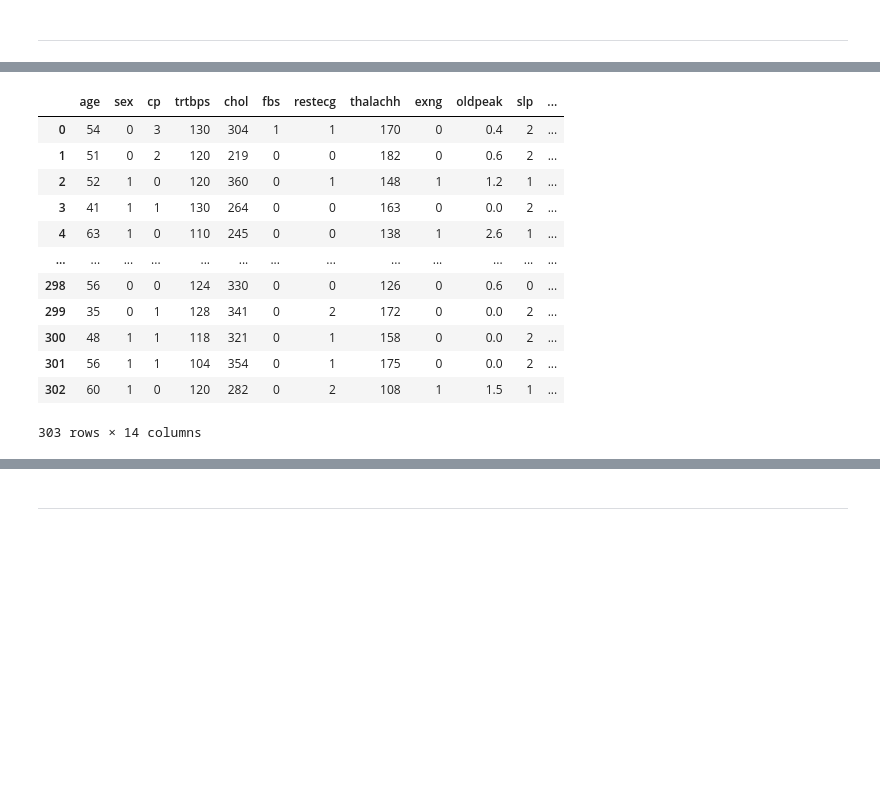
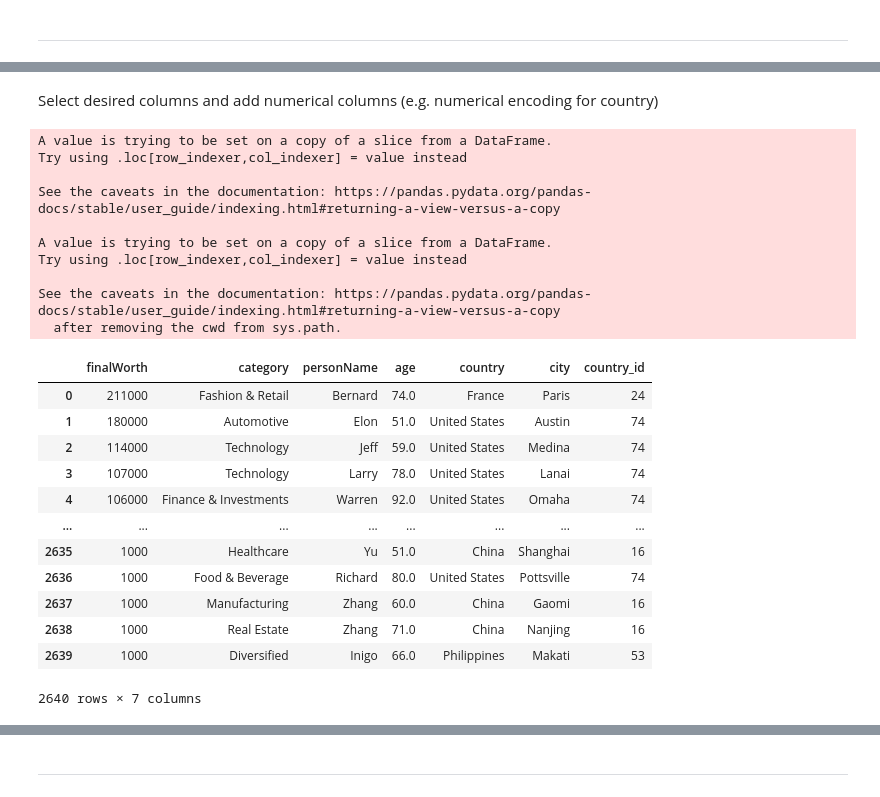
Before and after one commit to Xfcosta/DataFrameSampler, a Jupyter notebook: dataframe_sampler_notebook.ipynb, the cells around one changed output, grey strips where cells are left out. Drawn from its saved outputs; the diff is of its cells as text; code cells hidden in the pictures; blank space fills up the shorter version.

```diff
--- a/dataframe_sampler_notebook.ipynb
+++ b/dataframe_sampler_notebook.ipynb
@@ -72,20 +72,33 @@ df
-# %%
-from dataframe_sampler import ConcreteDataFrameSampler
-sampler = ConcreteDataFrameSampler(n_bins=10,n_neighbours=3)
-sampler.fit(df)
-generated_df = sampler.sample(n_samples=len(df))
-generated_df
-# %% [output]
-|  | age | sex | cp | trtbps | chol | fbs | restecg | thalachh | exng | oldpeak | slp | ... |
-| 0 | 54 | 0 | 3 | 130 | 304 | 1 | 1 | 170 | 0 | 0.4 | 2 | ... |
-| 1 | 51 | 0 | 2 | 120 | 219 | 0 | 0 | 182 | 0 | 0.6 | 2 | ... |
-| 2 | 52 | 1 | 0 | 120 | 360 | 0 | 1 | 148 | 1 | 1.2 | 1 | ... |
-| 3 | 41 | 1 | 1 | 130 | 264 | 0 | 0 | 163 | 0 | 0.0 | 2 | ... |
-| 4 | 63 | 1 | 0 | 110 | 245 | 0 | 0 | 138 | 1 | 2.6 | 1 | ... |
-| ... | ... | ... | ... | ... | ... | ... | ... | ... | ... | ... | ... | ... |
-| 298 | 56 | 0 | 0 | 124 | 330 | 0 | 0 | 126 | 0 | 0.6 | 0 | ... |
-| 299 | 35 | 0 | 1 | 128 | 341 | 0 | 2 | 172 | 0 | 0.0 | 2 | ... |
-| 300 | 48 | 1 | 1 | 118 | 321 | 0 | 1 | 158 | 0 | 0.0 | 2 | ... |
-| 301 | 56 | 1 | 1 | 104 | 354 | 0 | 1 | 175 | 0 | 0.0 | 2 | ... |
-| 302 | 60 | 1 | 0 | 120 | 282 | 0 | 2 | 108 | 1 | 1.5 | 1 | ... |
-303 rows × 14 columns
+# %% [markdown]
+Select desired columns and add numerical columns (e.g. numerical encoding for country)
+# %%
+df = df[['finalWorth', 'category', 'personName', 'age', 'country', 'city']]
+df['personName'] = df['personName'].str.split().str[0]
+from sklearn.preprocessing import LabelEncoder
+df['country_id'] = LabelEncoder().fit_transform(df['country'])
+df = df.fillna(0)
+df
+# %% [output]
+A value is trying to be set on a copy of a slice from a DataFrame.
+Try using .loc[row_indexer,col_indexer] = value instead
+
+See the caveats in the documentation: https://pandas.pydata.org/pandas-docs/stable/user_guide/indexing.html#returning-a-view-versus-a-copy
+
+A value is trying to be set on a copy of a slice from a DataFrame.
+Try using .loc[row_indexer,col_indexer] = value instead
+
+See the caveats in the documentation: https://pandas.pydata.org/pandas-docs/stable/user_guide/indexing.html#returning-a-view-versus-a-copy
+  after removing the cwd from sys.path.
+|  | finalWorth | category | personName | age | country | city | country_id |
+| 0 | 211000 | Fashion & Retail | Bernard | 74.0 | France | Paris | 24 |
+| 1 | 180000 | Automotive | Elon | 51.0 | United States | Austin | 74 |
+| 2 | 114000 | Technology | Jeff | 59.0 | United States | Medina | 74 |
+| 3 | 107000 | Technology | Larry | 78.0 | United States | Lanai | 74 |
+| 4 | 106000 | Finance & Investments | Warren | 92.0 | United States | Omaha | 74 |
+| ... | ... | ... | ... | ... | ... | ... | ... |
+| 2635 | 1000 | Healthcare | Yu | 51.0 | China | Shanghai | 16 |
+| 2636 | 1000 | Food & Beverage | Richard | 80.0 | United States | Pottsville | 74 |
+| 2637 | 1000 | Manufacturing | Zhang | 60.0 | China | Gaomi | 16 |
+| 2638 | 1000 | Real Estate | Zhang | 71.0 | China | Nanjing | 16 |
+| 2639 | 1000 | Diversified | Inigo | 66.0 | Philippines | Makati | 53 |
+2640 rows × 7 columns
```
Also changed, not shown: parts of 9 cells of this notebook, 1 other file.
